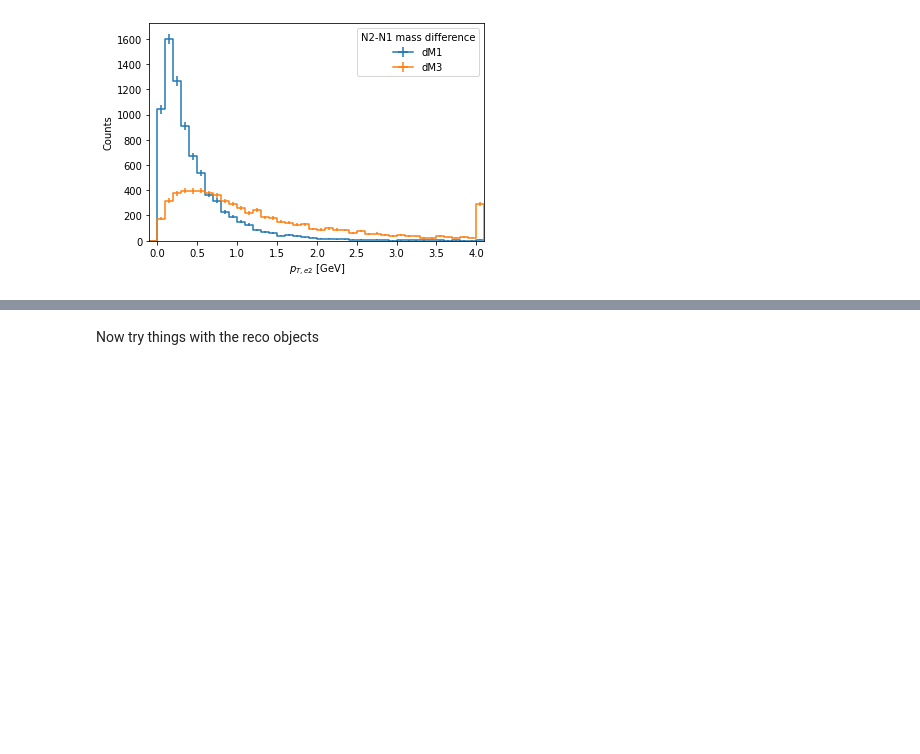
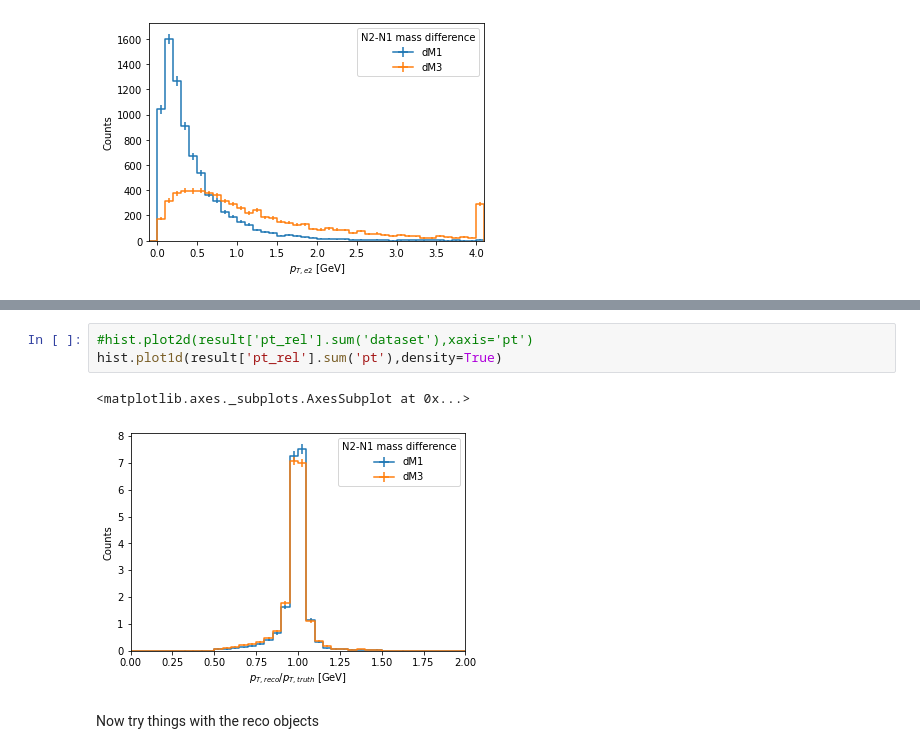
Before and after one commit to therwig/ele-studies, a Jupyter notebook: akAna/coffeaTest.ipynb, the cells around one changed output, grey strips where cells are left out. Saved outputs shown, nothing was run; the diff lists cells and outputs as text; blank space fills up the shorter version.

```diff
--- a/akAna/coffeaTest.ipynb
+++ b/akAna/coffeaTest.ipynb
@@ -188,2 +266,8 @@ hist.plot1d(result["pt_all_reco_unmatched"],overflow='all')
+# %%
+#hist.plot2d(result['pt_rel'].sum('dataset'),xaxis='pt')
+hist.plot1d(result['pt_rel'].sum('pt'),density=True)
+# %% [output]
+<matplotlib.axes._subplots.AxesSubplot at 0x...>
+[figure, added]
 # %% [markdown]
 Now try things with the reco objects
```
Also changed, not shown: parts of 6 cells of this notebook.
